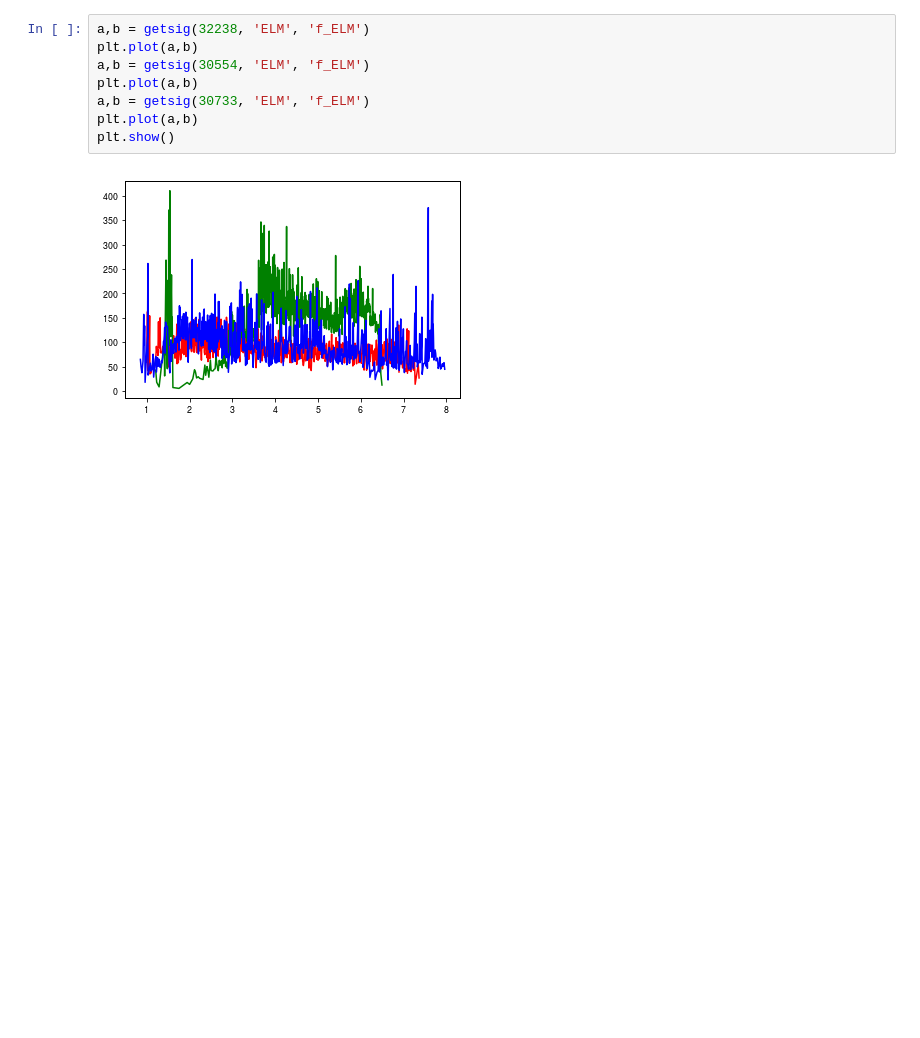
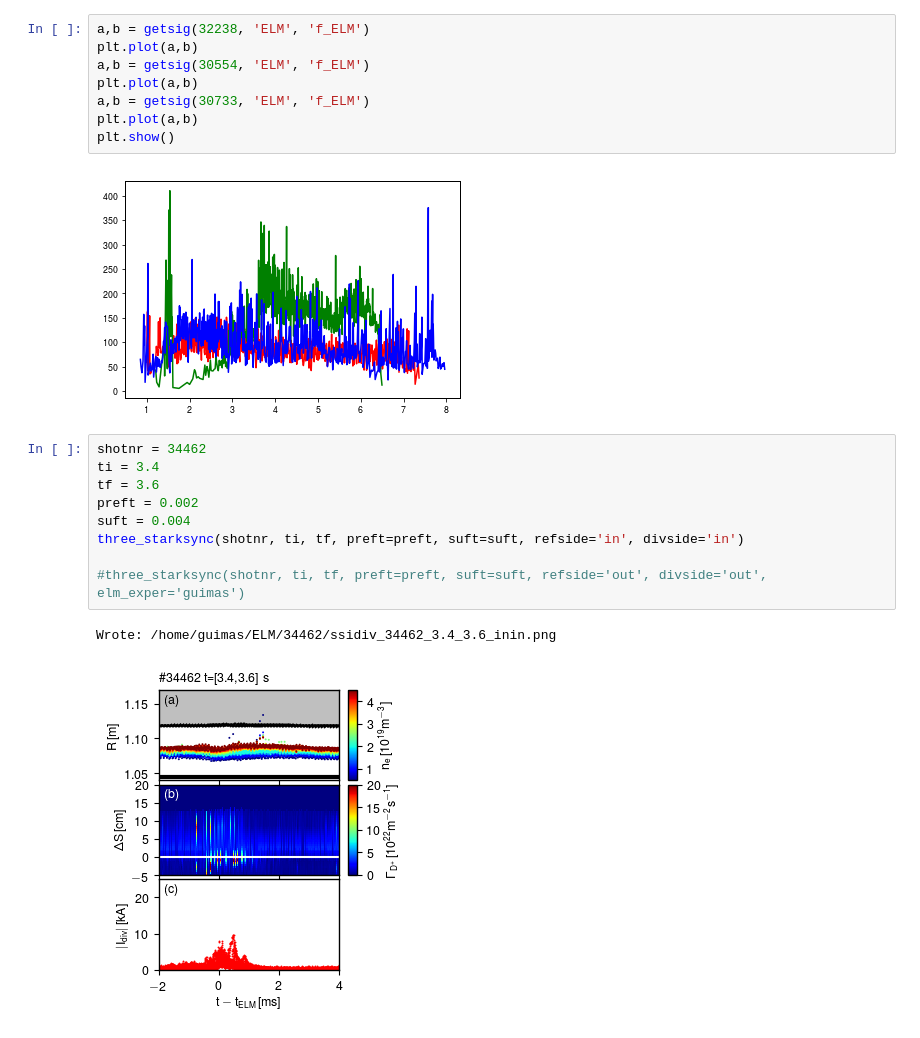
Before and after one commit to guimarais/ELMidiv, a Jupyter notebook: ELM_jsat_ECA_IDIV.ipynb, the cells around one changed output. Saved outputs shown, nothing was run; the diff lists cells and outputs as text; blank space fills up the shorter version.

```diff
--- a/ELM_jsat_ECA_IDIV.ipynb
+++ b/ELM_jsat_ECA_IDIV.ipynb
@@ -326,3 +369,15 @@ plt.plot(a,b)
 plt.show()
 # %% [output]
 [figure]
+# %%
+shotnr = 34462
+ti = 3.4
+tf = 3.6
+preft = 0.002
+suft = 0.004
+three_starksync(shotnr, ti, tf, preft=preft, suft=suft, refside='in', divside='in')
+
+#three_starksync(shotnr, ti, tf, preft=preft, suft=suft, refside='out', divside='out', elm_exper='guimas')
+# %% [output]
+Wrote: /home/guimas/ELM/34462/ssidiv_34462_3.4_3.6_inin.png
+[figure, added]
```
Also changed, not shown: parts of 7 cells of this notebook, 6 other files.
